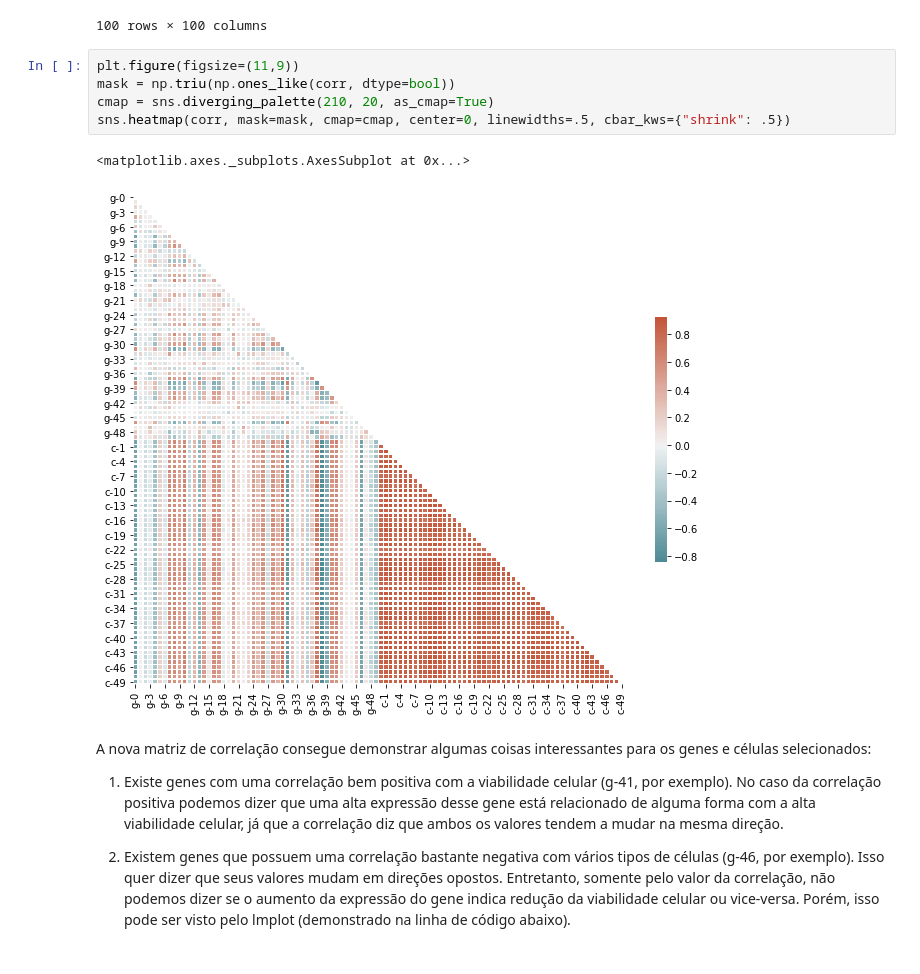
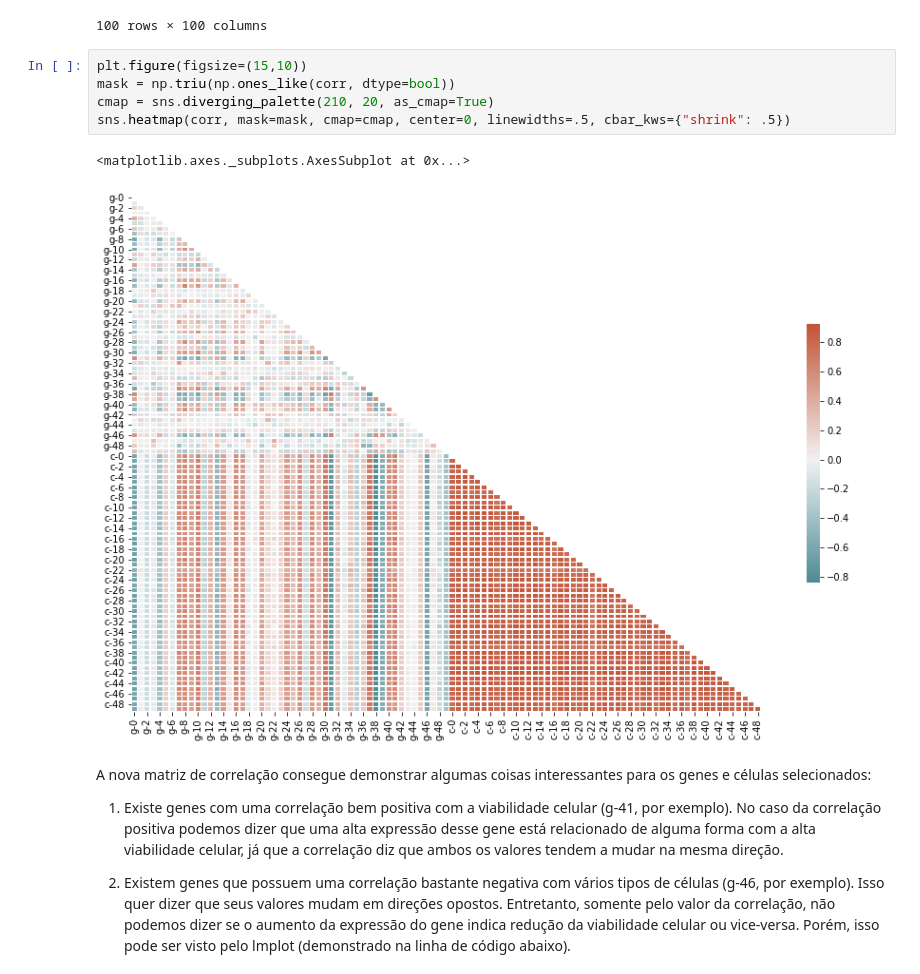
Before and after one commit to MisterGusMan/Alura_ID3, a Jupyter notebook: Análise_Aula_3.ipynb, the cells around one changed output. Drawn from its saved outputs; the diff is of its cells as text.

```diff
--- a/Análise_Aula_3.ipynb
+++ b/Análise_Aula_3.ipynb
@@ -248,13 +248,13 @@ corr
 | c-49 | -0.617839 | 0.035052 | -0.171502 | -0.036906 | -0.362597 | 0.200240 | -0.100598 | 0.553049 | 0.567538 | 0.470225 | 0.614529 | ... |
 100 rows × 100 columns
 # %%
-plt.figure(figsize=(11,9))
+plt.figure(figsize=(15,10))
 mask = np.triu(np.ones_like(corr, dtype=bool))
 cmap = sns.diverging_palette(210, 20, as_cmap=True)
 sns.heatmap(corr, mask=mask, cmap=cmap, center=0, linewidths=.5, cbar_kws={"shrink": .5})
 # %% [output]
 <matplotlib.axes._subplots.AxesSubplot at 0x...>
-[figure, old version]
+[figure, new version]
 # %% [markdown]
 A nova matriz de correlação consegue demonstrar algumas coisas interessantes para os genes e células selecionados:
 
```
Also changed, not shown: parts of 1 cell of this notebook.
